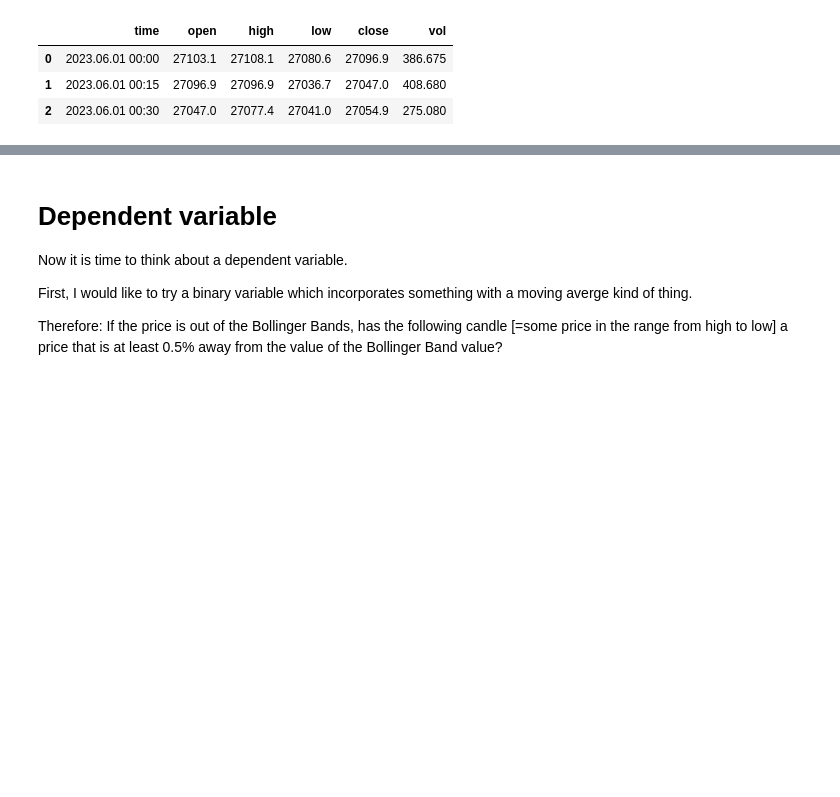
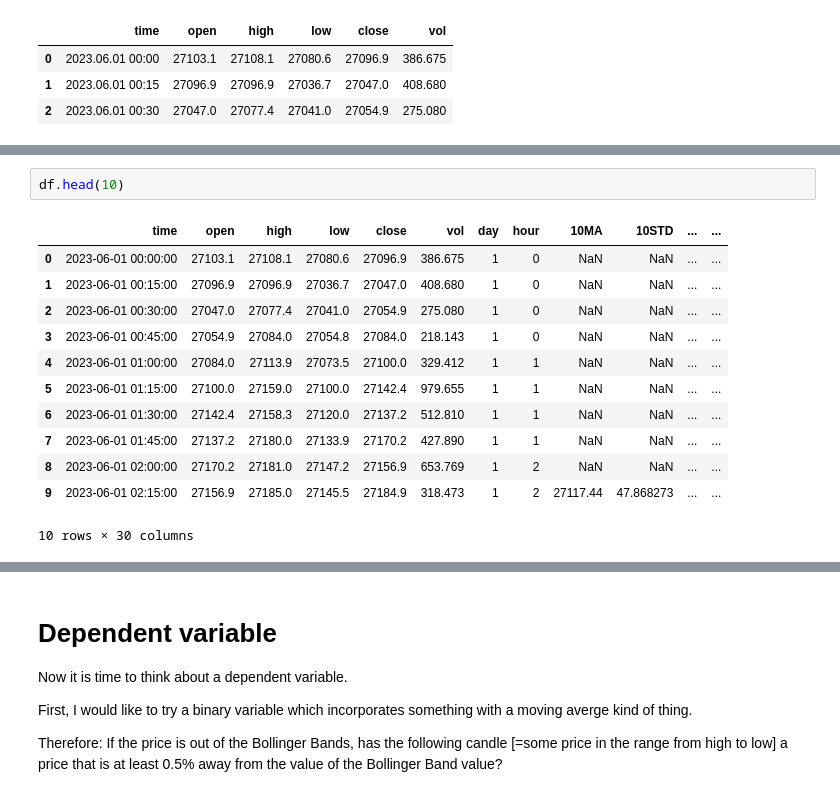
Before and after one commit to georghoeller/fastbook, a Jupyter notebook: my-stuff/lesson5-random-forests/ch9-tabular-trees.ipynb, the cells around one changed output, grey strips where cells are left out. Cells and saved outputs as stored; diff of their text form; blank space fills up the shorter version.

```diff
--- a/my-stuff/lesson5-random-forests/ch9-tabular-trees.ipynb
+++ b/my-stuff/lesson5-random-forests/ch9-tabular-trees.ipynb
@@ -92,5 +92,20 @@ df[18:].head(3) # data set starts with the 20th observation since the first 20 r
 | 19 | 2023-06-01 04:45:00 | 27103.4 | 27144.9 | 27064.5 | 27069.3 | 960.815 | 1 | 4 | 27160.82 | 88.292969 | ... | ... |
 | 20 | 2023-06-01 05:00:00 | 27069.3 | 27078.8 | 27036.7 | 27044.4 | 451.196 | 1 | 5 | 27140.56 | 89.556180 | ... | ... |
 3 rows × 30 columns
+# %%
+df.head(10)
+# %% [output]
+|  | time | open | high | low | close | vol | day | hour | 10MA | 10STD | ... | ... |
+| 0 | 2023-06-01 00:00:00 | 27103.1 | 27108.1 | 27080.6 | 27096.9 | 386.675 | 1 | 0 | NaN | NaN | ... | ... |
+| 1 | 2023-06-01 00:15:00 | 27096.9 | 27096.9 | 27036.7 | 27047.0 | 408.680 | 1 | 0 | NaN | NaN | ... | ... |
+| 2 | 2023-06-01 00:30:00 | 27047.0 | 27077.4 | 27041.0 | 27054.9 | 275.080 | 1 | 0 | NaN | NaN | ... | ... |
+| 3 | 2023-06-01 00:45:00 | 27054.9 | 27084.0 | 27054.8 | 27084.0 | 218.143 | 1 | 0 | NaN | NaN | ... | ... |
+| 4 | 2023-06-01 01:00:00 | 27084.0 | 27113.9 | 27073.5 | 27100.0 | 329.412 | 1 | 1 | NaN | NaN | ... | ... |
+| 5 | 2023-06-01 01:15:00 | 27100.0 | 27159.0 | 27100.0 | 27142.4 | 979.655 | 1 | 1 | NaN | NaN | ... | ... |
+| 6 | 2023-06-01 01:30:00 | 27142.4 | 27158.3 | 27120.0 | 27137.2 | 512.810 | 1 | 1 | NaN | NaN | ... | ... |
+| 7 | 2023-06-01 01:45:00 | 27137.2 | 27180.0 | 27133.9 | 27170.2 | 427.890 | 1 | 1 | NaN | NaN | ... | ... |
+| 8 | 2023-06-01 02:00:00 | 27170.2 | 27181.0 | 27147.2 | 27156.9 | 653.769 | 1 | 2 | NaN | NaN | ... | ... |
+| 9 | 2023-06-01 02:15:00 | 27156.9 | 27185.0 | 27145.5 | 27184.9 | 318.473 | 1 | 2 | 27117.44 | 47.868273 | ... | ... |
+10 rows × 30 columns
 # %%
 # check if everything looks ok
```
Also changed, not shown: parts of 8 cells of this notebook, 11 other files.
